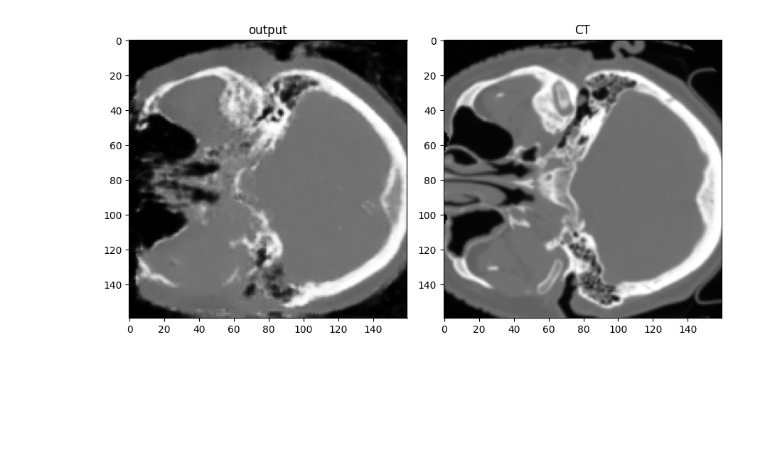
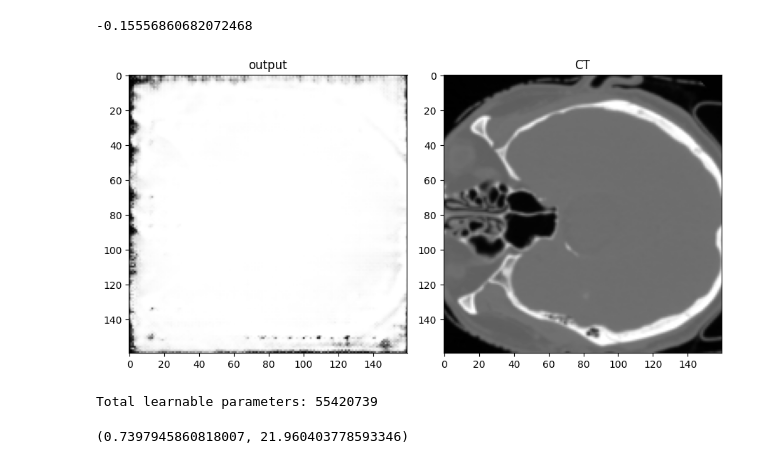
Before and after one commit to SachinPatel2707/mtp_synthrad, a Jupyter notebook: backup/my_pix2pix/test.ipynb, the cells around one changed output. Saved outputs shown, nothing was run; the diff lists cells and outputs as text; code cells hidden in the pictures; blank space fills up the shorter version.

Commit message:
added resunet

```diff
--- a/backup/my_pix2pix/test.ipynb
+++ b/backup/my_pix2pix/test.ipynb
@@ -256,20 +264,14 @@ import numpy as np
 import nibabel as nib
 import nibabel.processing as nibproc
 from generator_model import Generator
-
-
-# def test():
-#     x = torch.randn((1, 3, 160, 160))
-#     model = Generator(in_channels=3, features=64)
-#     preds = model(x)
-#     print(preds.shape)
-# test()
+from resunet import resunet
 
 # Load your trained model
-checkpoint = torch.load("Models/v1.5.6/gen.pth.tar")
+checkpoint = torch.load("Models/v2.11/epochs_60/gen.pth.tar")
 checkpoint['state_dict'] = {k.replace('module.', ''): v for k, v in checkpoint['state_dict'].items()}
 
-model = Generator(in_channels=3)
+# model = Generator(in_channels=3)
+model = resunet()
 model.double()
 model.load_state_dict(checkpoint['state_dict'])
 model.eval()  # Set the model to evaluation mode
@@ -282,38 +284,55 @@ dir_path = os.getcwd() + "/Task1/val/"
 x, y, mask = read_data(dir_path, "1BA075")
 x = preprocess_image(x, mask)
 y = preprocess_image(y, mask)
 
-target_slice = y[:, :, 80:83]
-input_image = x[:, : , 80:83]
+target_slice = y[:, :, 100:103]
+input_image = x[:, : , 100:103]
 
 input_image = resize_image(input_image)
 target_slice = resize_image(target_slice)
 
 transform = transforms.ToTensor()
 input_tensor = transform(input_image).unsqueeze(0)  # Add batch dimension
 
 # Forward pass through the model
 with torch.no_grad():
     output_tensor = model(input_tensor)
 
 # Convert the output tensor to a NumPy array
 output_array = output_tensor.squeeze().cpu().numpy()
 
 # Transpose the output array back to (length, breadth, channels) format
 output_array = np.transpose(output_array, (1, 2, 0))
 output_array = output_array
 
+ssim_values = []
+dr = np.max(output_array) - np.min(output_array)
+
+for channel in range(3):
+    ssim_value = ssim(output_array[:, :, channel], target_slice[:, :, channel], data_range=dr)
+    ssim_values.append(ssim_value)
+
+average_ssim = np.mean(ssim_values)
+print(average_ssim)
+
 fig, axes = plt.subplots(nrows=1, ncols=2, figsize=(9,9))
-axes[0].imshow(output_array[:, :, 1], cmap='gray')
+axes[0].imshow(output_array[:, :, 0], cmap='gray')
 axes[0].set_title("output")
 
-axes[1].imshow(target_slice[:, :, 1], cmap='gray')
+axes[1].imshow(target_slice[:, :, 0], cmap='gray')
 axes[1].set_title("CT")
 
 plt.tight_layout()
 plt.show()
 # %% [output]
+-0.15556860682072468
-[figure, old version]
+[figure, new version]
+# %%
+total_params = sum(p.numel() for p in model.parameters() if p.requires_grad)
+
+print(f'Total learnable parameters: {total_params}')
+# %% [output]
+Total learnable parameters: 55420739
 # %%
 import torch
 from torchvision import transforms
@@ -380,0 +450,32 @@ plt.show()
+# %%
+# Load your trained model
+checkpoint = torch.load("Models/v1.5.6/gen.pth.tar")
+checkpoint['state_dict'] = {k.replace('module.', ''): v for k, v in checkpoint['state_dict'].items()}
+
+model = Generator(in_channels=3)
+model.double()
+model.load_state_dict(checkpoint['state_dict'])
+model.eval()  # Set the model to evaluation mode
+
+# Load an input image in the (channels, length, breadth) format
+input_image_path = "Task1/val/1BA075/mr.nii.gz"
+target_image_path = "Task1/val/1BA075/ct.nii.gz"
+
+dir_path = os.getcwd() + "/Task1/val/"
+x, y, mask = read_data(dir_path, "1BA075")
+x = preprocess_image(x, mask)
+y = preprocess_image(y, mask)
+
+print(get_ssim(x, y, model))
+
+# fig, axes = plt.subplots(nrows=1, ncols=2, figsize=(9,9))
+# axes[0].imshow(sct[:, :, 80], cmap='gray')
+# axes[0].set_title("output")
+
+# axes[1].imshow(y[:, :, 80], cmap='gray')
+# axes[1].set_title("CT")
+
+# plt.tight_layout()
+# plt.show()
+# %% [output]
+(0.7397945860818007, 21.960403778593346)
```
Also changed, not shown: parts of 3 cells of this notebook, 6 other files.
